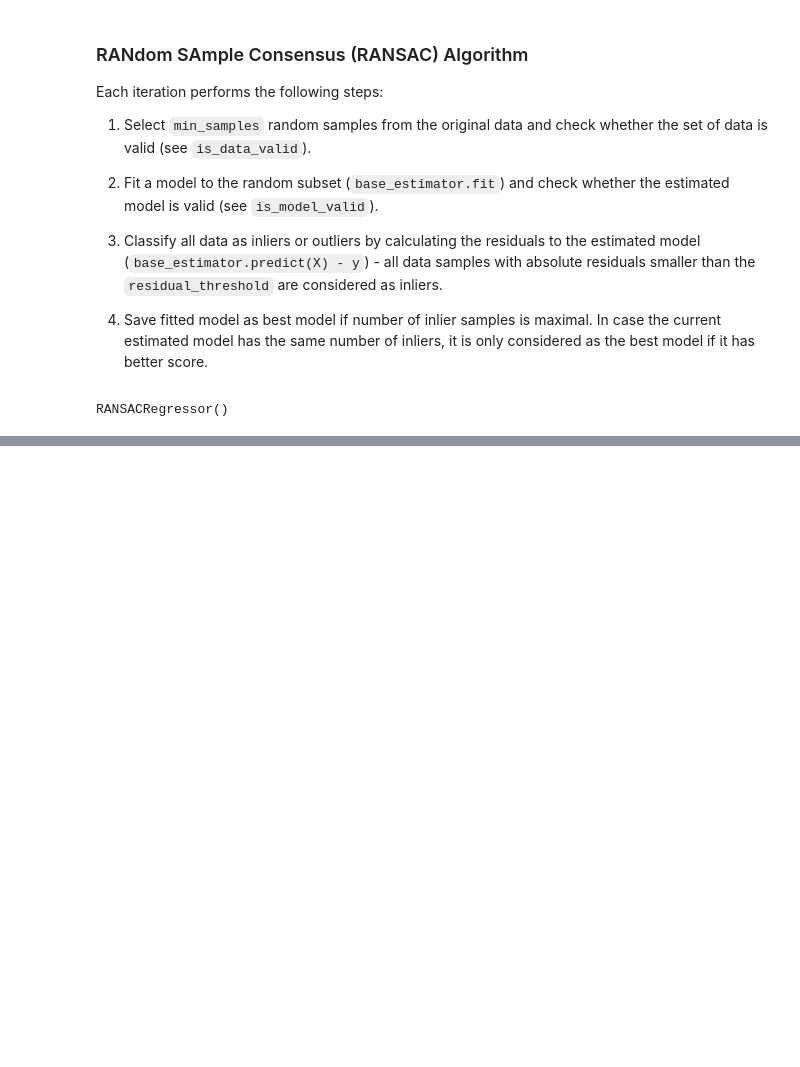
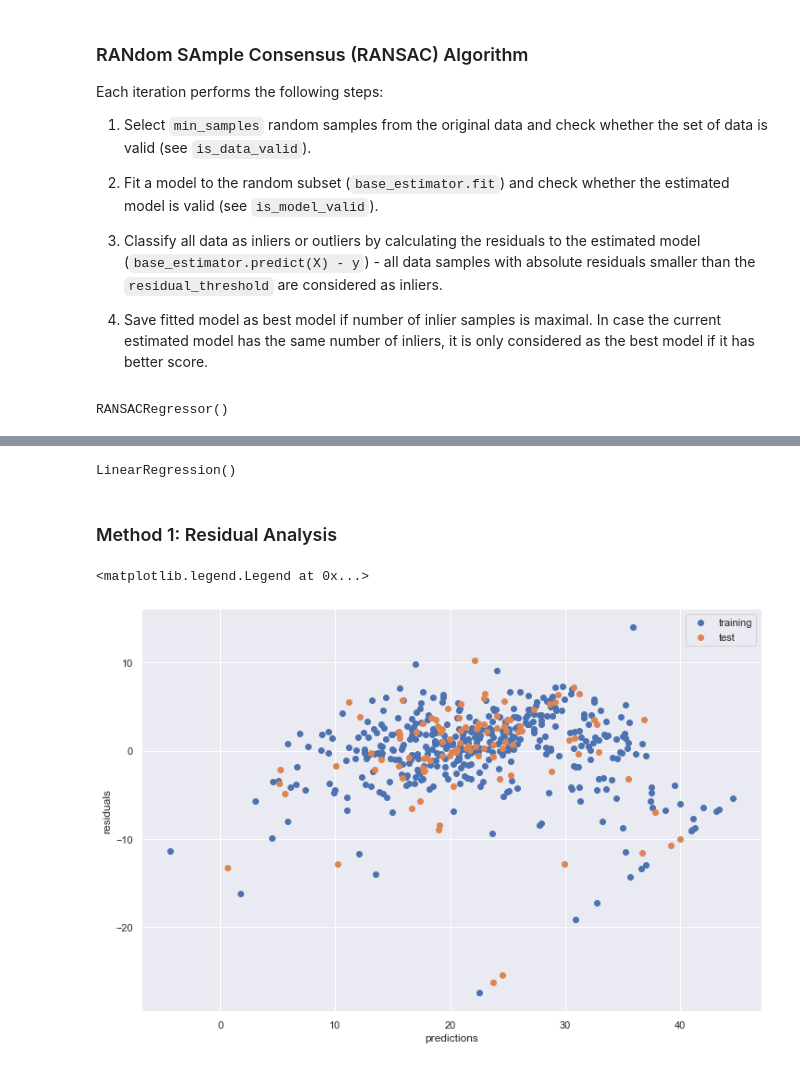
Before and after one commit to brian-mcclune-nnl/machine-learning, a Jupyter notebook: boston-housing.ipynb, the cells around one changed output, grey strips where cells are left out. Cells and saved outputs as stored; diff of their text form; code cells hidden in the pictures; blank space fills up the shorter version.

```diff
--- a/boston-housing.ipynb
+++ b/boston-housing.ipynb
@@ -221,0 +232,22 @@ plt.legend(loc='best')
+# %%
+lr = LinearRegression()
+# %%
+lr.fit(X_train, y_train)
+# %% [output]
+LinearRegression()
+# %%
+y_train_pred = lr.predict(X_train)
+# %%
+y_test_pred = lr.predict(X_test)
+# %% [markdown]
+### Method 1: Residual Analysis
+# %%
+plt.figure(figsize=(12, 8))
+plt.scatter(y_train_pred, y_train_pred - y_train, label='training')
+plt.scatter(y_test_pred, y_test_pred - y_test, label='test')
+plt.xlabel('predictions')
+plt.ylabel('residuals')
+plt.legend(loc='best')
+# %% [output]
+<matplotlib.legend.Legend at 0x...>
+[figure, added]
```
Also changed, not shown: parts of 12 cells of this notebook.
